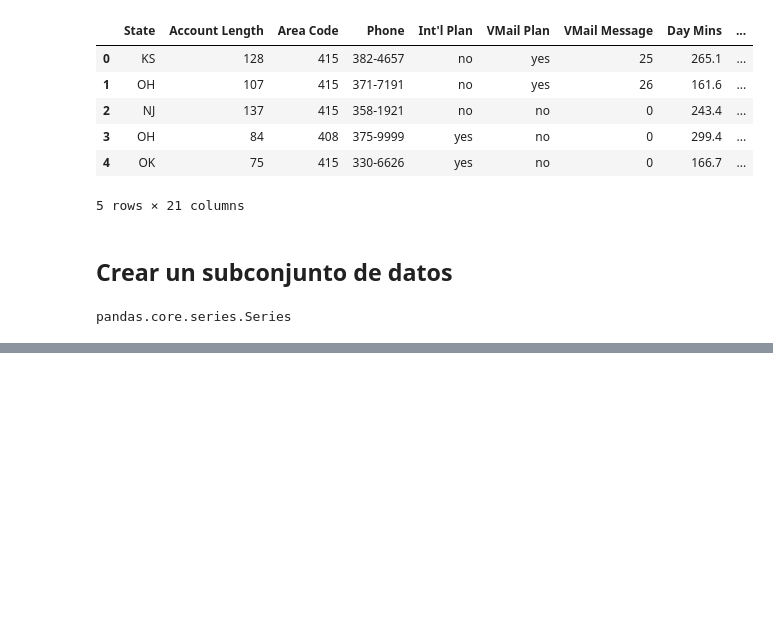
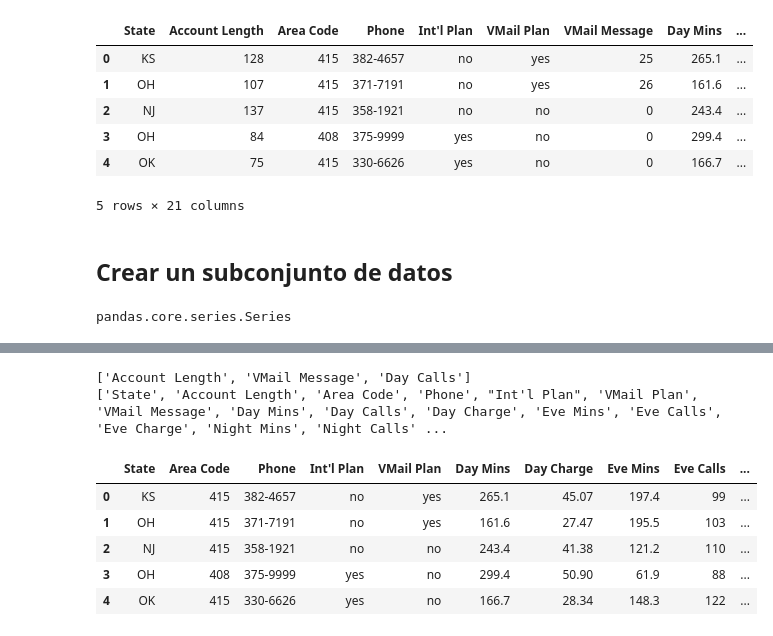
Before and after one commit to mmunozbe/ml-course, a Jupyter notebook: T2-1-Data cleaning-Data wrangling.ipynb, the cells around one changed output, grey strips where cells are left out. Saved outputs shown, nothing was run; the diff lists cells and outputs as text; code cells hidden in the pictures; blank space fills up the shorter version.

```diff
--- a/T2-1-Data cleaning-Data wrangling.ipynb
+++ b/T2-1-Data cleaning-Data wrangling.ipynb
@@ -32,0 +39,19 @@ subset.head()
+# %%
+desired_columns = ['Account Length', 'VMail Message', 'Day Calls']
+print(desired_columns)
+all_columns_list = data.columns.values.tolist()
+print(all_columns_list)
+# %% [output]
+['Account Length', 'VMail Message', 'Day Calls']
+['State', 'Account Length', 'Area Code', 'Phone', "Int'l Plan", 'VMail Plan', 'VMail Message', 'Day Mins', 'Day Calls', 'Day Charge', 'Eve Mins', 'Eve Calls', 'Eve Charge', 'Night Mins', 'Night Calls' ...
+# %%
+subset = [x for x in all_columns_list if x not in desired_columns]
+subset = data[subset]
+subset.head()
+# %% [output]
+|  | State | Area Code | Phone | Int'l Plan | VMail Plan | Day Mins | Day Charge | Eve Mins | Eve Calls | ... |
+| 0 | KS | 415 | 382-4657 | no | yes | 265.1 | 45.07 | 197.4 | 99 | ... |
+| 1 | OH | 415 | 371-7191 | no | yes | 161.6 | 27.47 | 195.5 | 103 | ... |
+| 2 | NJ | 415 | 358-1921 | no | no | 243.4 | 41.38 | 121.2 | 110 | ... |
+| 3 | OH | 408 | 375-9999 | yes | no | 299.4 | 50.90 | 61.9 | 88 | ... |
+| 4 | OK | 415 | 330-6626 | yes | no | 166.7 | 28.34 | 148.3 | 122 | ... |
```
Also changed, not shown: parts of 32 cells of this notebook, 1 other file.
